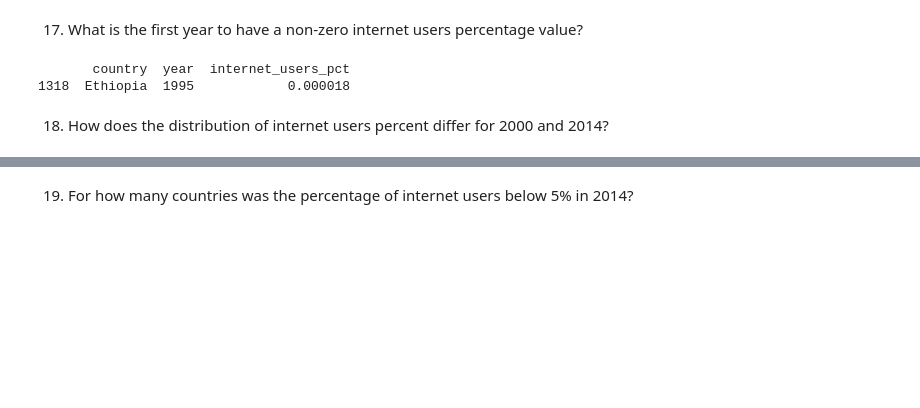
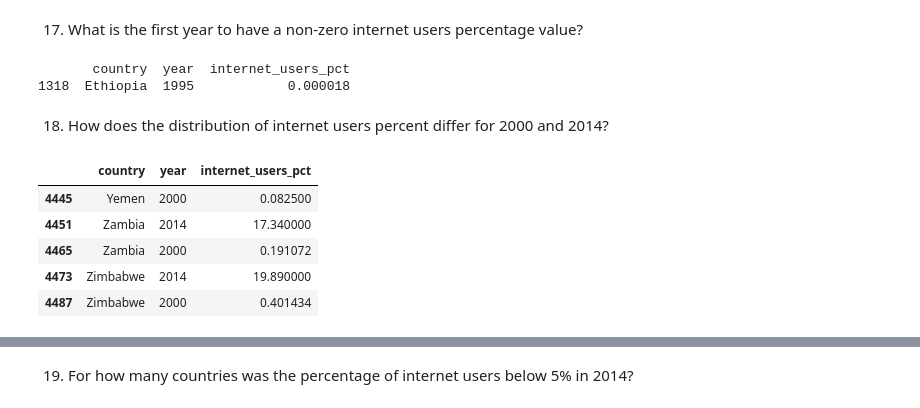
Before and after one commit to NSS-Data-Analytics-Cohort-10/gdp-and-internet-usage-marthahunter, a Jupyter notebook: notebooks/un_data_project.ipynb, the cells around one changed output, grey strips where cells are left out. Saved outputs shown, nothing was run; the diff lists cells and outputs as text; code cells hidden in the pictures; blank space fills up the shorter version.

```diff
--- a/notebooks/un_data_project.ipynb
+++ b/notebooks/un_data_project.ipynb
@@ -393,11 +407,21 @@ Name: count, Length: 223, dtype: int64
 # %% [markdown]
 17. What is the first year to have a non-zero internet users percentage value?
-# %%
-sorted_internet_users = internet_df.sort_values(by='internet_users_pct')
-first_non_zero = sorted_internet_users[sorted_internet_users['internet_users_pct'] > 0].head(1)
-print(first_non_zero)
-# %% [output]
-       country  year  internet_users_pct
-1318  Ethiopia  1995            0.000018
+# %%
+sorted_internet_users = internet_df.sort_values(by = 'internet_users_pct')
+first_non_zero = sorted_internet_users[sorted_internet_users['internet_users_pct'] > 0].head(1)
+print(first_non_zero)
+# %% [output]
+       country  year  internet_users_pct
+1318  Ethiopia  1995            0.000018
 # %% [markdown]
 18. How does the distribution of internet users percent differ for 2000 and 2014?
+# %%
+net_distribution_df = internet_df[internet_df['year'].isin(['2000','2014'])]
+net_distribution_df.tail()
+# %% [output]
+|  | country | year | internet_users_pct |
+| 4445 | Yemen | 2000 | 0.082500 |
+| 4451 | Zambia | 2014 | 17.340000 |
+| 4465 | Zambia | 2000 | 0.191072 |
+| 4473 | Zimbabwe | 2014 | 19.890000 |
+| 4487 | Zimbabwe | 2000 | 0.401434 |
```
Also changed, not shown: parts of 27 cells of this notebook.
